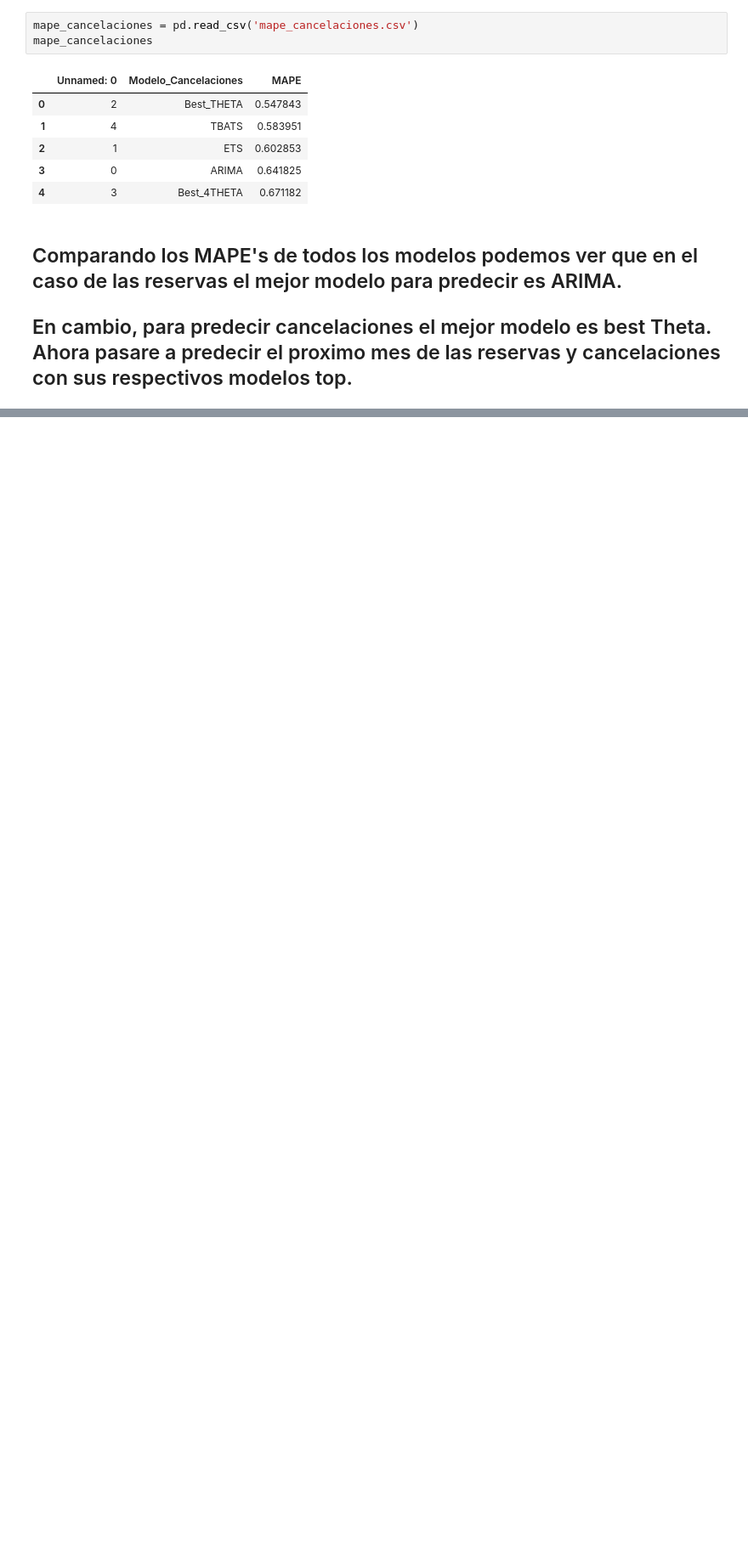
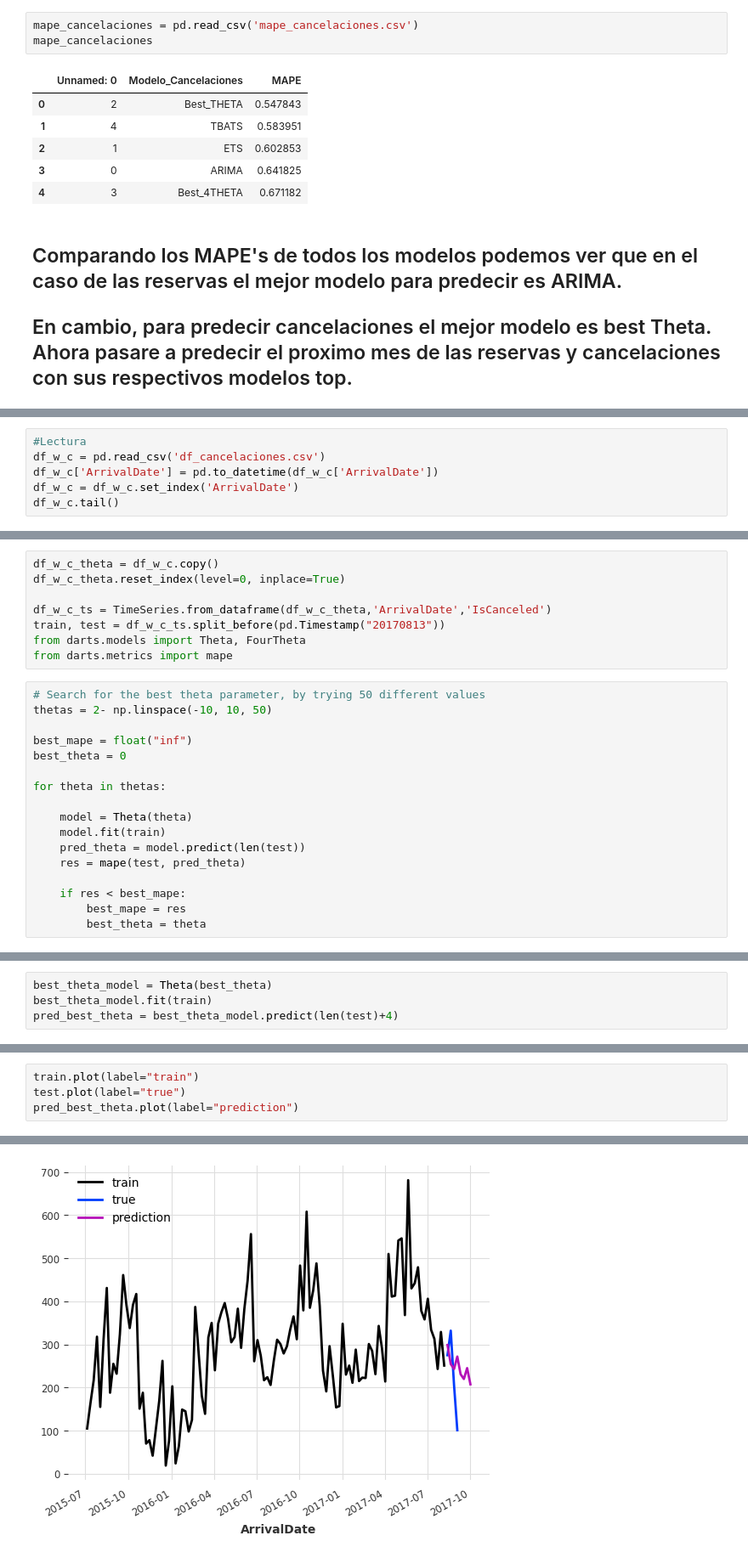
Before and after one commit to jgilaberts/Prueba-Github, a Jupyter notebook: Analisis Predictivo/Proyecto Final/Predicciones_Reser_Cancel_Javier_Gilabert.ipynb, the cells around one changed output, grey strips where cells are left out. Shown at 85% size. Cells and saved outputs as stored; diff of their text form; blank space fills up the shorter version.

```diff
--- a/Analisis Predictivo/Proyecto Final/Predicciones_Reser_Cancel_Javier_Gilabert.ipynb
+++ b/Analisis Predictivo/Proyecto Final/Predicciones_Reser_Cancel_Javier_Gilabert.ipynb
@@ -49,0 +112,6 @@ mape_cancelaciones
+# %%
+#Lectura
+df_w_c = pd.read_csv('df_cancelaciones.csv')
+df_w_c['ArrivalDate'] = pd.to_datetime(df_w_c['ArrivalDate'])
+df_w_c = df_w_c.set_index('ArrivalDate')
+df_w_c.tail()
@@ -49,0 +126,25 @@ mape_cancelaciones
+# %%
+df_w_c_theta = df_w_c.copy()
+df_w_c_theta.reset_index(level=0, inplace=True)
+
+df_w_c_ts = TimeSeries.from_dataframe(df_w_c_theta,'ArrivalDate','IsCanceled')
+train, test = df_w_c_ts.split_before(pd.Timestamp("20170813"))
+from darts.models import Theta, FourTheta
+from darts.metrics import mape
+# %%
+# Search for the best theta parameter, by trying 50 different values
+thetas = 2- np.linspace(-10, 10, 50)
+
+best_mape = float("inf")
+best_theta = 0
+
+for theta in thetas:
+
+    model = Theta(theta)
+    model.fit(train)
+    pred_theta = model.predict(len(test))
+    res = mape(test, pred_theta)
+
+    if res < best_mape:
+        best_mape = res
+        best_theta = theta
@@ -49,0 +155,4 @@ mape_cancelaciones
+# %%
+best_theta_model = Theta(best_theta)
+best_theta_model.fit(train)
+pred_best_theta = best_theta_model.predict(len(test)+4)
@@ -49,0 +177,5 @@ mape_cancelaciones
+# %%
+train.plot(label="train")
+test.plot(label="true")
+pred_best_theta.plot(label="prediction")
+# %% [output]
@@ -49,0 +183 @@ mape_cancelaciones
+[figure, added]
```
Also changed, not shown: parts of 21 cells of this notebook, 2 other files.
